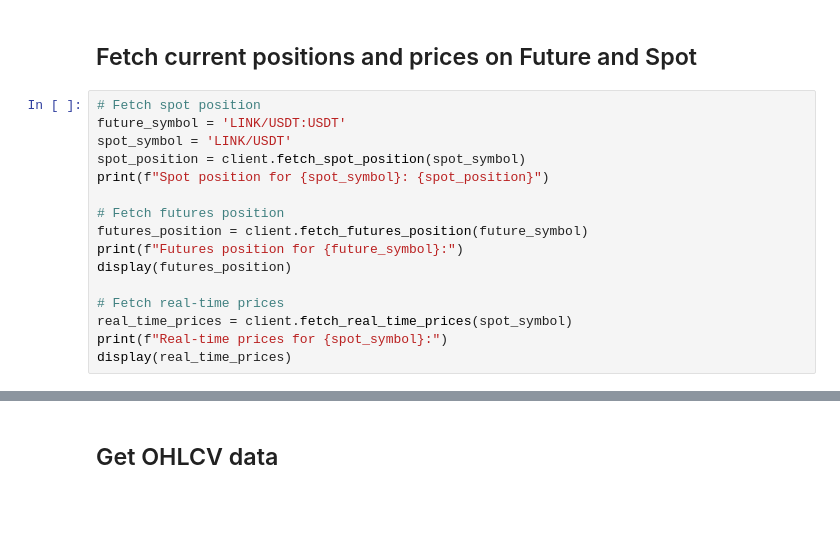
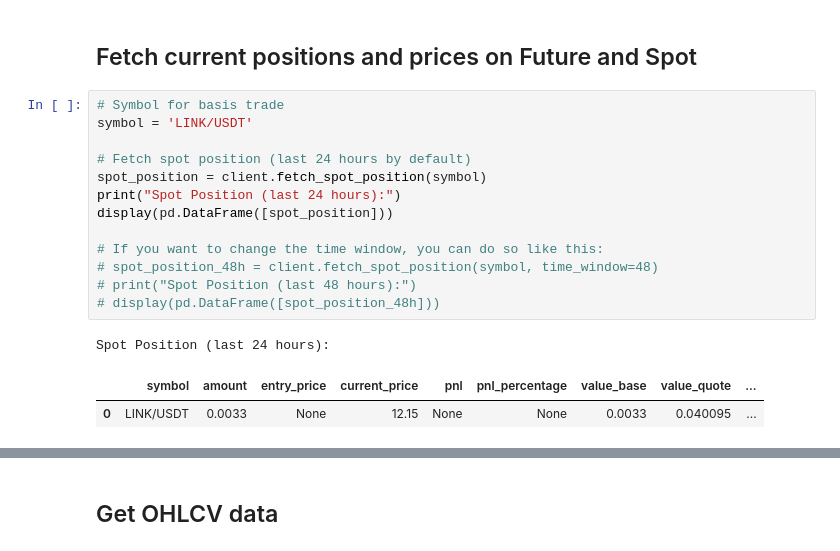
Before and after one commit to cleyfe/stablecoins_optimizer, a Jupyter notebook: testing/binance_client_interactions.ipynb, the cells around one changed output, grey strips where cells are left out. Cells and saved outputs as stored; diff of their text form; blank space fills up the shorter version.

```diff
--- a/testing/binance_client_interactions.ipynb
+++ b/testing/binance_client_interactions.ipynb
@@ -50,18 +72,19 @@ plt.show()
 # %% [markdown]
 ## Fetch current positions and prices on Future and Spot
-# %%
-# Fetch spot position
-future_symbol = 'LINK/USDT:USDT'
-spot_symbol = 'LINK/USDT'
-spot_position = client.fetch_spot_position(spot_symbol)
-print(f"Spot position for {spot_symbol}: {spot_position}")
-
-# Fetch futures position
-futures_position = client.fetch_futures_position(future_symbol)
-print(f"Futures position for {future_symbol}:")
-display(futures_position)
-
-# Fetch real-time prices
-real_time_prices = client.fetch_real_time_prices(spot_symbol)
-print(f"Real-time prices for {spot_symbol}:")
-display(real_time_prices)
+# %%
+# Symbol for basis trade
+symbol = 'LINK/USDT'
+
+# Fetch spot position (last 24 hours by default)
+spot_position = client.fetch_spot_position(symbol)
+print("Spot Position (last 24 hours):")
+display(pd.DataFrame([spot_position]))
+
+# If you want to change the time window, you can do so like this:
+# spot_position_48h = client.fetch_spot_position(symbol, time_window=48)
+# print("Spot Position (last 48 hours):")
+# display(pd.DataFrame([spot_position_48h]))
+# %% [output]
+Spot Position (last 24 hours):
+|  | symbol | amount | entry_price | current_price | pnl | pnl_percentage | value_base | value_quote | ... |
+| 0 | LINK/USDT | 0.0033 | None | 12.15 | None | None | 0.0033 | 0.040095 | ... |
```
Also changed, not shown: parts of 17 cells of this notebook, 2 other files.
